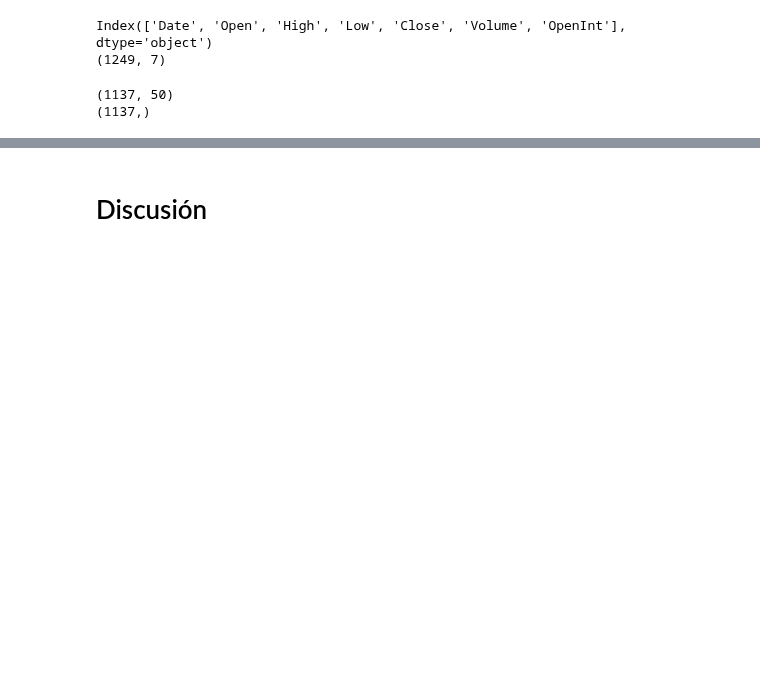
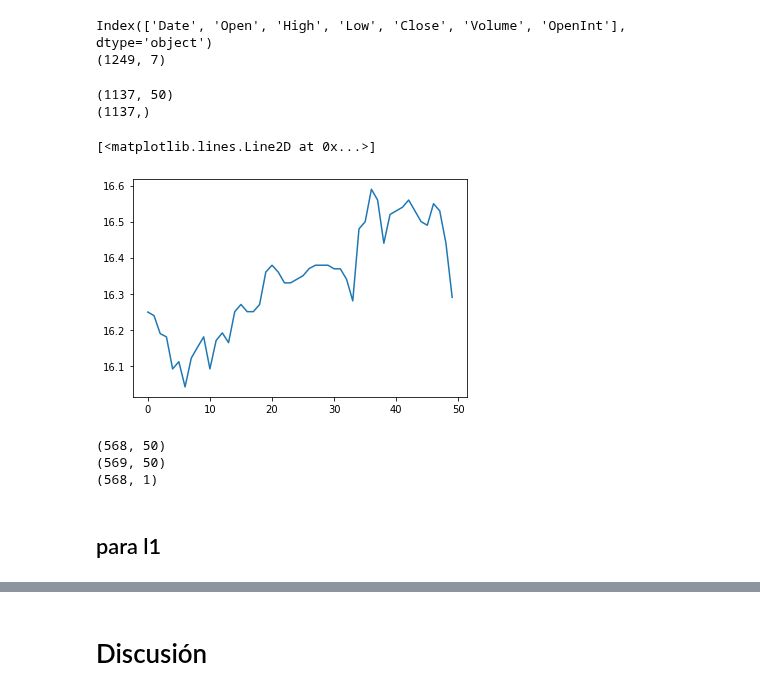
Before and after one commit to jerck1/CabreraRamirezJohnErick_Ejercicio023, a Jupyter notebook: regresión_logistica.ipynb, the cells around one changed output, grey strips where cells are left out. Drawn from its saved outputs; the diff is of its cells as text; code cells hidden in the pictures; blank space fills up the shorter version.

```diff
--- a/regresión_logistica.ipynb
+++ b/regresión_logistica.ipynb
@@ -55,3 +57,9 @@ print(np.shape(Y))
 # %% [output]
 (1137, 50)
 (1137,)
+# %%
+#Y
+plt.plot(np.arange(50),X[0,:])
+# %% [output]
+[<matplotlib.lines.Line2D at 0x...>]
+[figure, added]
@@ -57,0 +70,14 @@ print(np.shape(Y))
+# %%
+x_train = scaler.fit_transform(x_train)
+x_test = scaler.transform(x_test)
+y_train = scaler.fit_transform(y_train.reshape(-1, 1))
+y_test = scaler.transform(y_test.reshape(-1, 1))
+print(np.shape(x_train))
+print(np.shape(x_test))
+print(np.shape(y_train))
+# %% [output]
+(568, 50)
+(569, 50)
+(568, 1)
+# %% [markdown]
+## para l1
```
Also changed, not shown: parts of 7 cells of this notebook, 2 other files.
